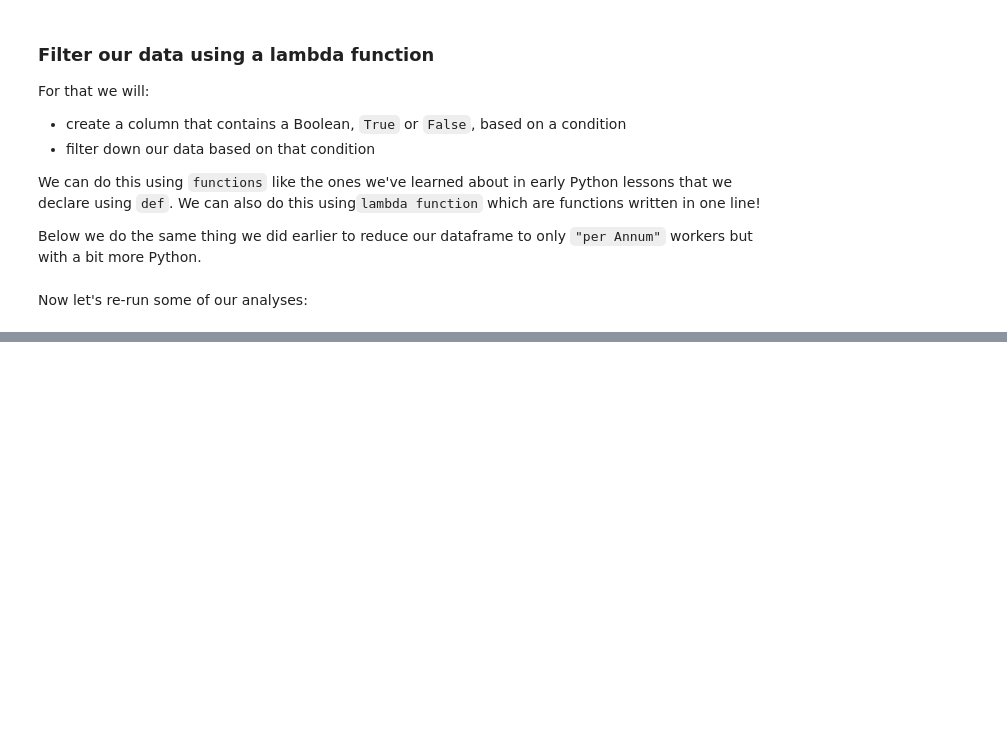
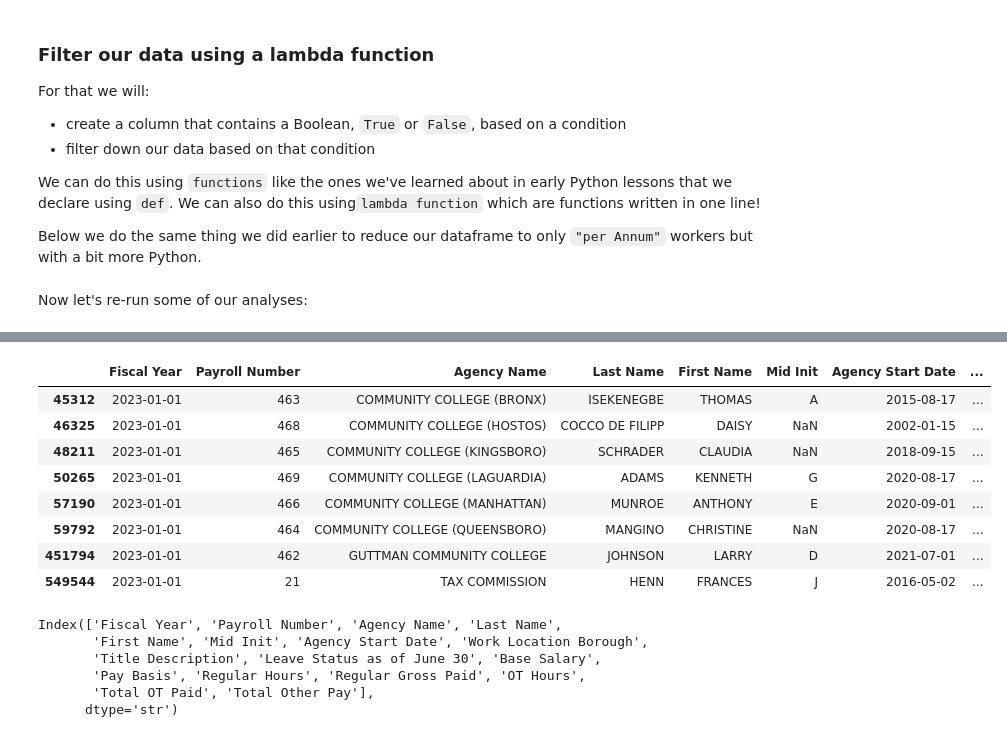
Before and after one commit to laylayounes/cuny-advanced-data-journalism-fall-2026, a Jupyter notebook: exercise-files/pandas/review_pandas_analyses/notebooks/review01-basic-exploration-and-analysis-exercise.ipynb, the cells around one changed output, grey strips where cells are left out. Drawn from its saved outputs; the diff is of its cells as text; code cells hidden in the pictures; blank space fills up the shorter version.

````diff
--- a/exercise-files/pandas/review_pandas_analyses/notebooks/review01-basic-exploration-and-analysis-exercise.ipynb
+++ b/exercise-files/pandas/review_pandas_analyses/notebooks/review01-basic-exploration-and-analysis-exercise.ipynb
@@ -18,0 +14,15 @@ len(data)
+# %%
+data_types = {
+    "Base Salary":float
+}
+date_cols  = ["Fiscal Year", "Agency Start Date"]
+
+
+data = pd.read_csv(
+        '../data/Citywide_Payroll_Data__Fiscal_Year__20240616.csv',
+        low_memory=False,
+        dtype=data_types,
+        parse_dates=date_cols
+    )
+
+len(data)
@@ -55,3 +122,7 @@ min      <-- the smallest number in the data columnst
 max      <-- highest number in the data column
 Name: column_name, dtype: <-- what kind of data is in the column
 ```
+# %%
+data["Base Salary"] = data["Base Salary"].replace("$","").replace(",","")
+
+data["base_salary_float"] = data["Base Salary"].astype(float)
@@ -64,6 +162,8 @@ Let's:
 - then let's redo some of the calculations
 # %% [markdown]
 First let's find out what types of employment bases there are in our data:
+# %%
+data["is_per_annum"] = data["Pay Basis"].apply(lambda x: "per annum" in str(x).lower().strip())
 # %% [markdown]
 Let's say we only want people in the
 
@@ -98,0 +226,21 @@ Now let's re-run some of our analyses:
+# %%
+data[data["Title Description"] == "PRESIDENT"]
+# %% [output]
+|  | Fiscal Year | Payroll Number | Agency Name | Last Name | First Name | Mid Init | Agency Start Date | ... |
+| 45312 | 2023-01-01 | 463 | COMMUNITY COLLEGE (BRONX) | ISEKENEGBE | THOMAS | A | 2015-08-17 | ... |
+| 46325 | 2023-01-01 | 468 | COMMUNITY COLLEGE (HOSTOS) | COCCO DE FILIPP | DAISY | NaN | 2002-01-15 | ... |
+| 48211 | 2023-01-01 | 465 | COMMUNITY COLLEGE (KINGSBORO) | SCHRADER | CLAUDIA | NaN | 2018-09-15 | ... |
+| 50265 | 2023-01-01 | 469 | COMMUNITY COLLEGE (LAGUARDIA) | ADAMS | KENNETH | G | 2020-08-17 | ... |
+| 57190 | 2023-01-01 | 466 | COMMUNITY COLLEGE (MANHATTAN) | MUNROE | ANTHONY | E | 2020-09-01 | ... |
+| 59792 | 2023-01-01 | 464 | COMMUNITY COLLEGE (QUEENSBORO) | MANGINO | CHRISTINE | NaN | 2020-08-17 | ... |
+| 451794 | 2023-01-01 | 462 | GUTTMAN COMMUNITY COLLEGE | JOHNSON | LARRY | D | 2021-07-01 | ... |
+| 549544 | 2023-01-01 | 21 | TAX COMMISSION | HENN | FRANCES | J | 2016-05-02 | ... |
+# %%
+data.columns
+# %% [output]
+Index(['Fiscal Year', 'Payroll Number', 'Agency Name', 'Last Name',
+       'First Name', 'Mid Init', 'Agency Start Date', 'Work Location Borough',
+       'Title Description', 'Leave Status as of June 30', 'Base Salary',
+       'Pay Basis', 'Regular Hours', 'Regular Gross Paid', 'OT Hours',
+       'Total OT Paid', 'Total Other Pay'],
+      dtype='str')
````
Also changed, not shown: parts of 20 cells of this notebook, 24 other files.
